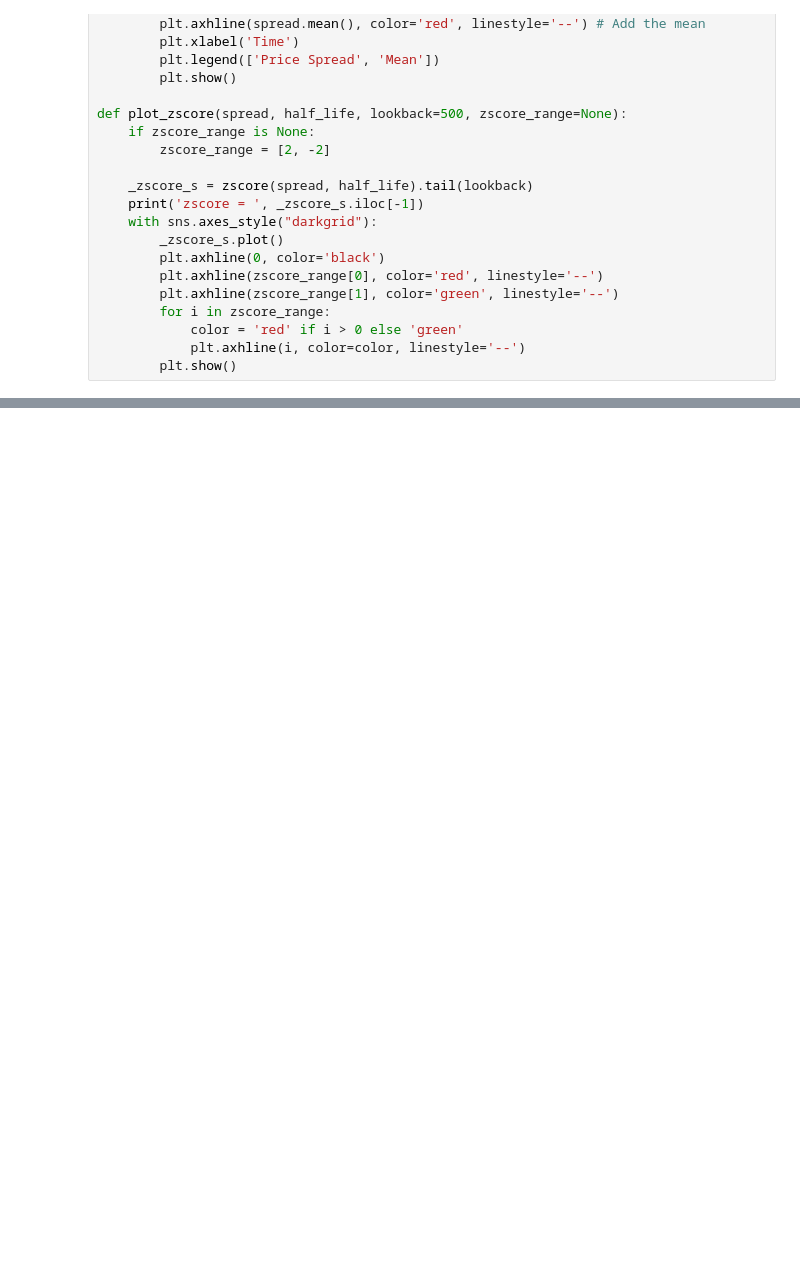
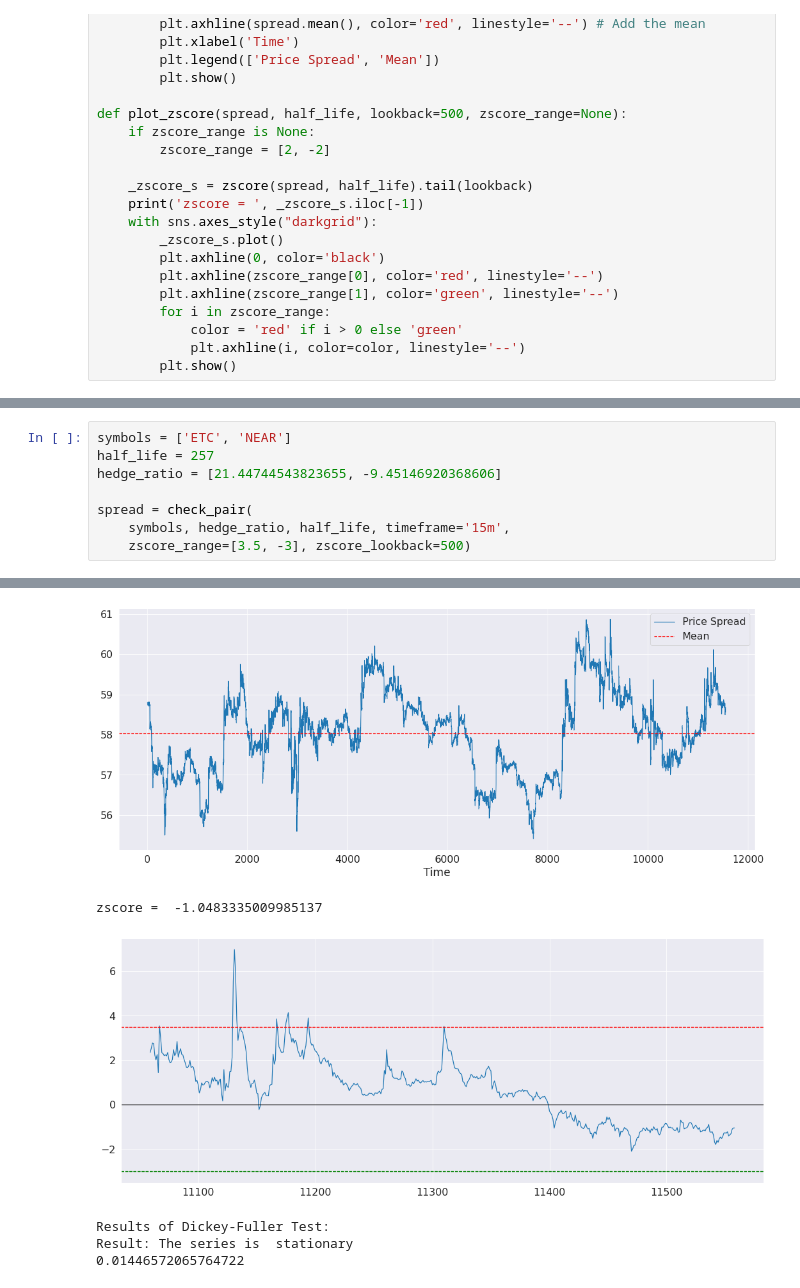
Before and after one commit to beannguyen/crypto-pair-trading, a Jupyter notebook: src/live/Check Pair with Hurst.ipynb, the cells around one changed output, grey strips where cells are left out. Cells and saved outputs as stored; diff of their text form; blank space fills up the shorter version.

```diff
--- a/src/live/Check Pair with Hurst.ipynb
+++ b/src/live/Check Pair with Hurst.ipynb
@@ -229,0 +234,9 @@ Result: The series is  stationary
+# %%
+symbols = ['ETC', 'NEAR']
+half_life = 257
+hedge_ratio = [21.44744543823655, -9.45146920368606]
+
+spread = check_pair(
+    symbols, hedge_ratio, half_life, timeframe='15m',
+    zscore_range=[3.5, -3], zscore_lookback=500)
+# %% [output]
@@ -229,0 +244,6 @@ Result: The series is  stationary
+[figure, added]
+zscore =  -1.0483335009985137
+[figure, added]
+Results of Dickey-Fuller Test:
+Result: The series is  stationary
+0.01446572065764722
```
Also changed, not shown: parts of 4 cells of this notebook, 8 other files.
